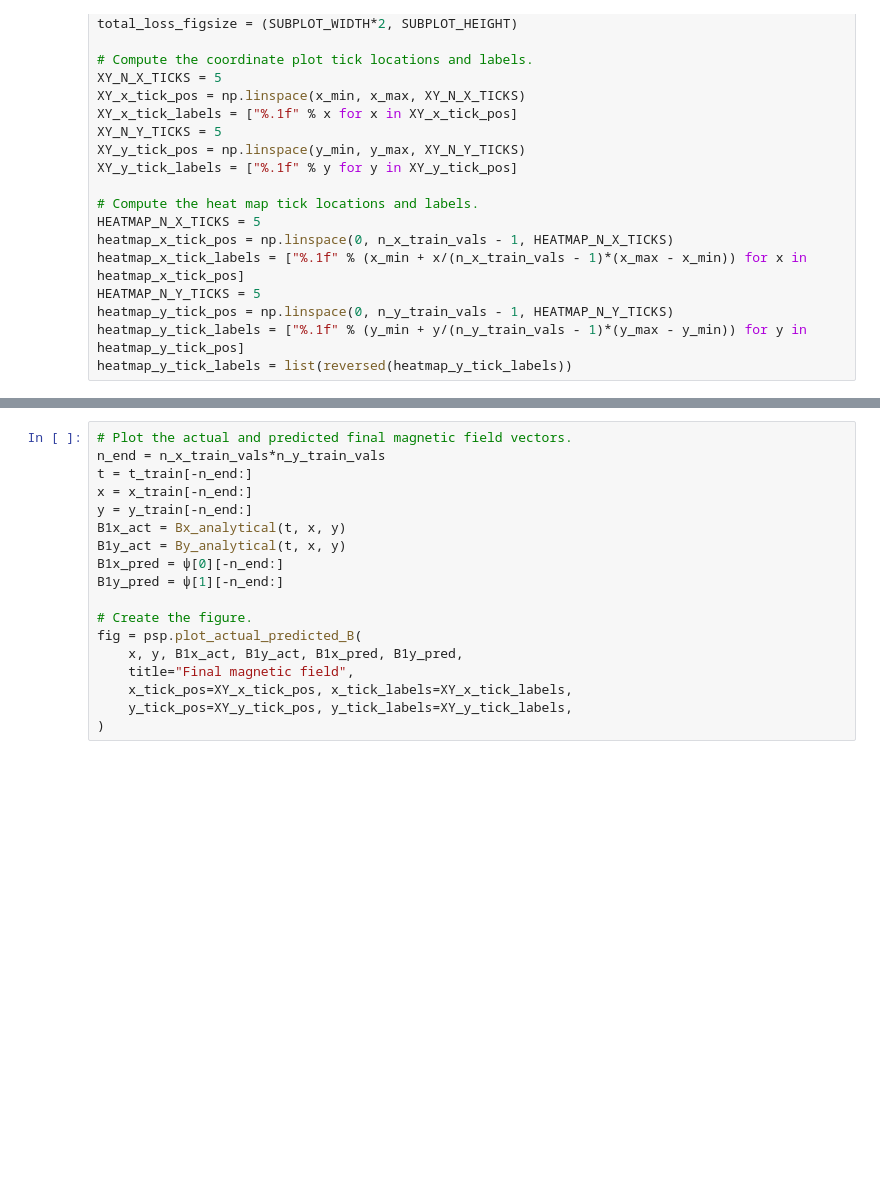
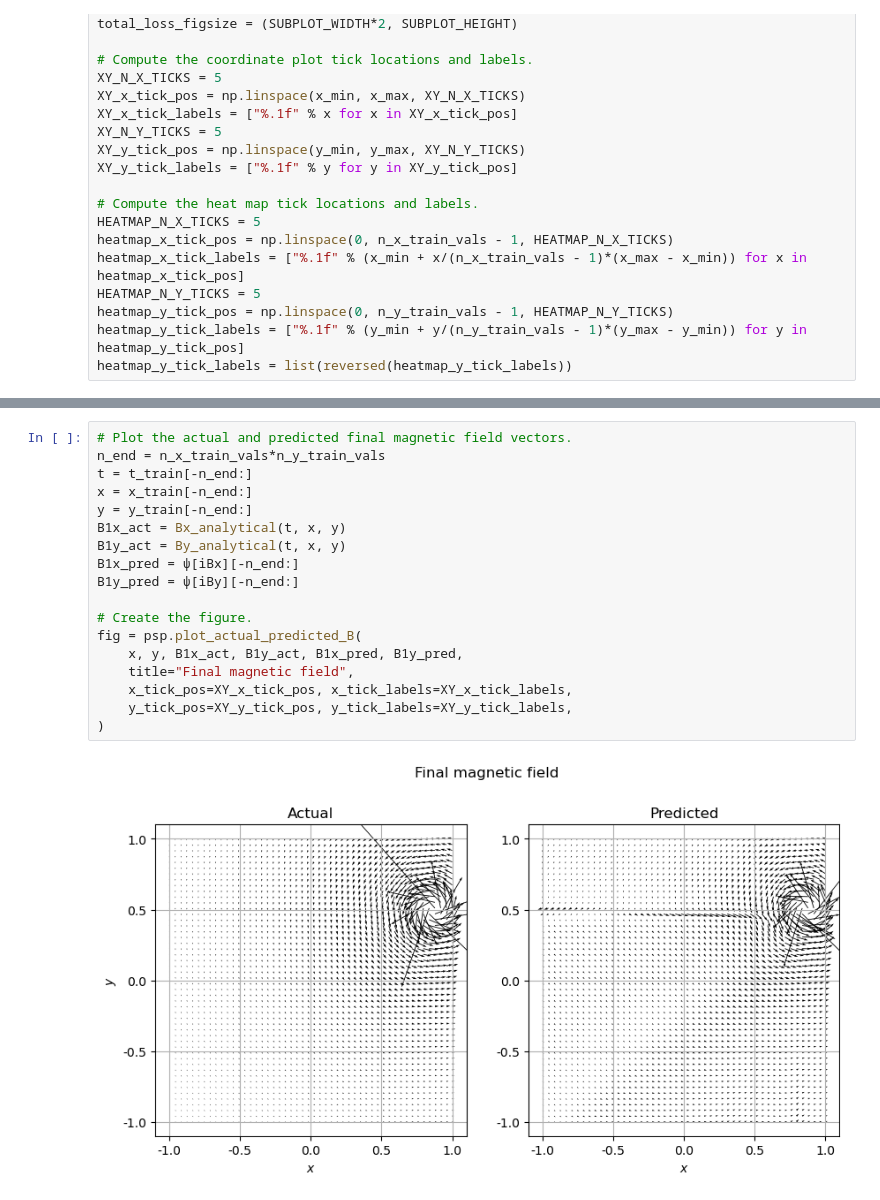
Before and after one commit to elwinter/pinn, a Jupyter notebook: problems/linecurrent_BxBy/linecurrent_BxBy.ipynb, the cells around one changed output, grey strips where cells are left out. Cells and saved outputs as stored; diff of their text form; blank space fills up the shorter version.

```diff
--- a/problems/linecurrent_BxBy/linecurrent_BxBy.ipynb
+++ b/problems/linecurrent_BxBy/linecurrent_BxBy.ipynb
@@ -207,21 +224,23 @@ fig = psp.plot_actual_predicted_error(
 # %%
 # Plot the actual and predicted final magnetic field vectors.
 n_end = n_x_train_vals*n_y_train_vals
 t = t_train[-n_end:]
 x = x_train[-n_end:]
 y = y_train[-n_end:]
 B1x_act = Bx_analytical(t, x, y)
 B1y_act = By_analytical(t, x, y)
-B1x_pred = ψ[0][-n_end:]
-B1y_pred = ψ[1][-n_end:]
+B1x_pred = ψ[iBx][-n_end:]
+B1y_pred = ψ[iBy][-n_end:]
 
 # Create the figure.
 fig = psp.plot_actual_predicted_B(
     x, y, B1x_act, B1y_act, B1x_pred, B1y_pred,
     title="Final magnetic field",
     x_tick_pos=XY_x_tick_pos, x_tick_labels=XY_x_tick_labels,
     y_tick_pos=XY_y_tick_pos, y_tick_labels=XY_y_tick_labels,
 )
+# %% [output]
+[figure, added]
 # %%
 # Plot the actual, predicted, and errors in final magnetic field magnitudes.
 B1_act = np.sqrt(B1x_act**2 + B1y_act**2)
```
Also changed, not shown: parts of 10 cells of this notebook, 1 other file.
